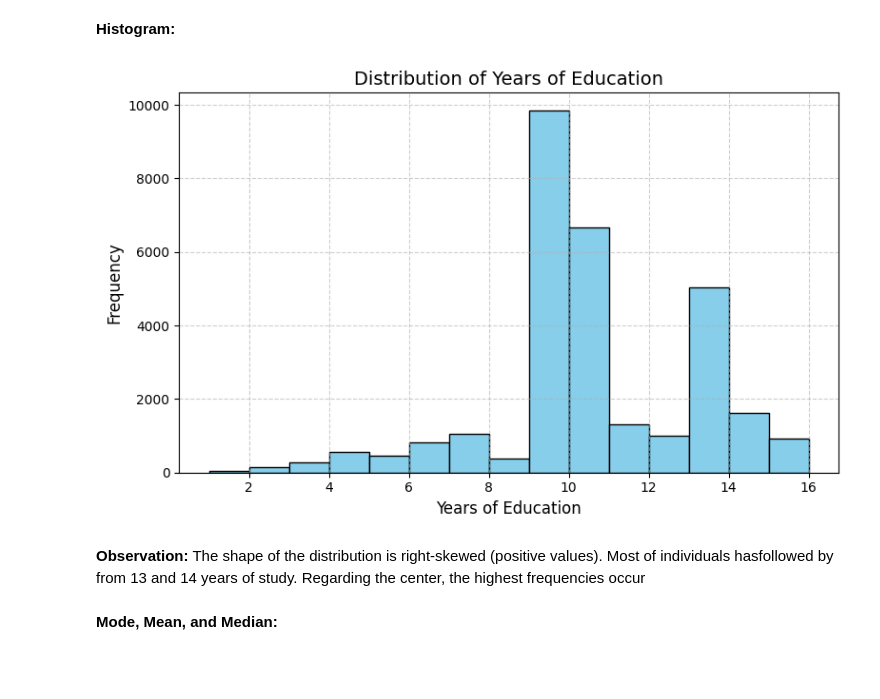
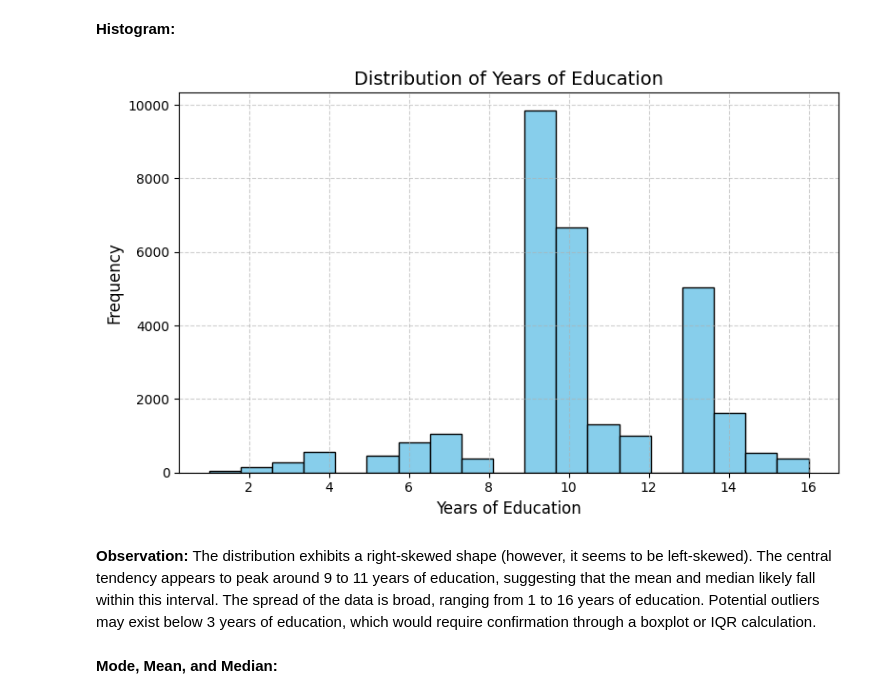
Before and after one commit to DiazHumberto/ASDS_A1, a Jupyter notebook: notebooks/ASDS_A1.ipynb, the cells around one changed output. Saved outputs shown, nothing was run; the diff lists cells and outputs as text; code cells hidden in the pictures; blank space fills up the shorter version.

```diff
--- a/notebooks/ASDS_A1.ipynb
+++ b/notebooks/ASDS_A1.ipynb
@@ -489,23 +491,23 @@ Text(0, 0.5, 'Age')
 # %%
 # Create histogram for the 'age' variable
 plt.figure(figsize=(8, 5))  # Set figure size
-df['education.num'].hist(bins=15, color='skyblue', edgecolor='black')  # Histogram with styling
+df['education.num'].hist(bins=19, color='skyblue', edgecolor='black')  # Histogram with styling
 
 # Add title and axis labels
 plt.title('Distribution of Years of Education', fontsize=14)
 plt.xlabel('Years of Education', fontsize=12)
 plt.ylabel('Frequency', fontsize=12)
 
 # Show gridlines for better readability
 plt.grid(True, linestyle='--', alpha=0.6)
 
 # Display the plot
 plt.tight_layout()
 plt.show()
 # %% [output]
-[figure, old version]
+[figure, new version]
 # %% [markdown]
-**Observation:** The shape of the distribution is right-skewed (positive values). Most of individuals hasfollowed by from 13 and 14 years of study. Regarding the center, the highest frequencies occur
+**Observation:** The distribution exhibits a right-skewed shape (however, it seems to be left-skewed). The central tendency appears to peak around 9 to 11 years of education, suggesting that the mean and median likely fall within this interval. The spread of the data is broad, ranging from 1 to 16 years of education. Potential outliers may exist below 3 years of education, which would require confirmation through a boxplot or IQR calculation.
 # %% [markdown]
 **Mode, Mean, and Median:**
 # %%
```
Also changed, not shown: parts of 7 cells of this notebook.
